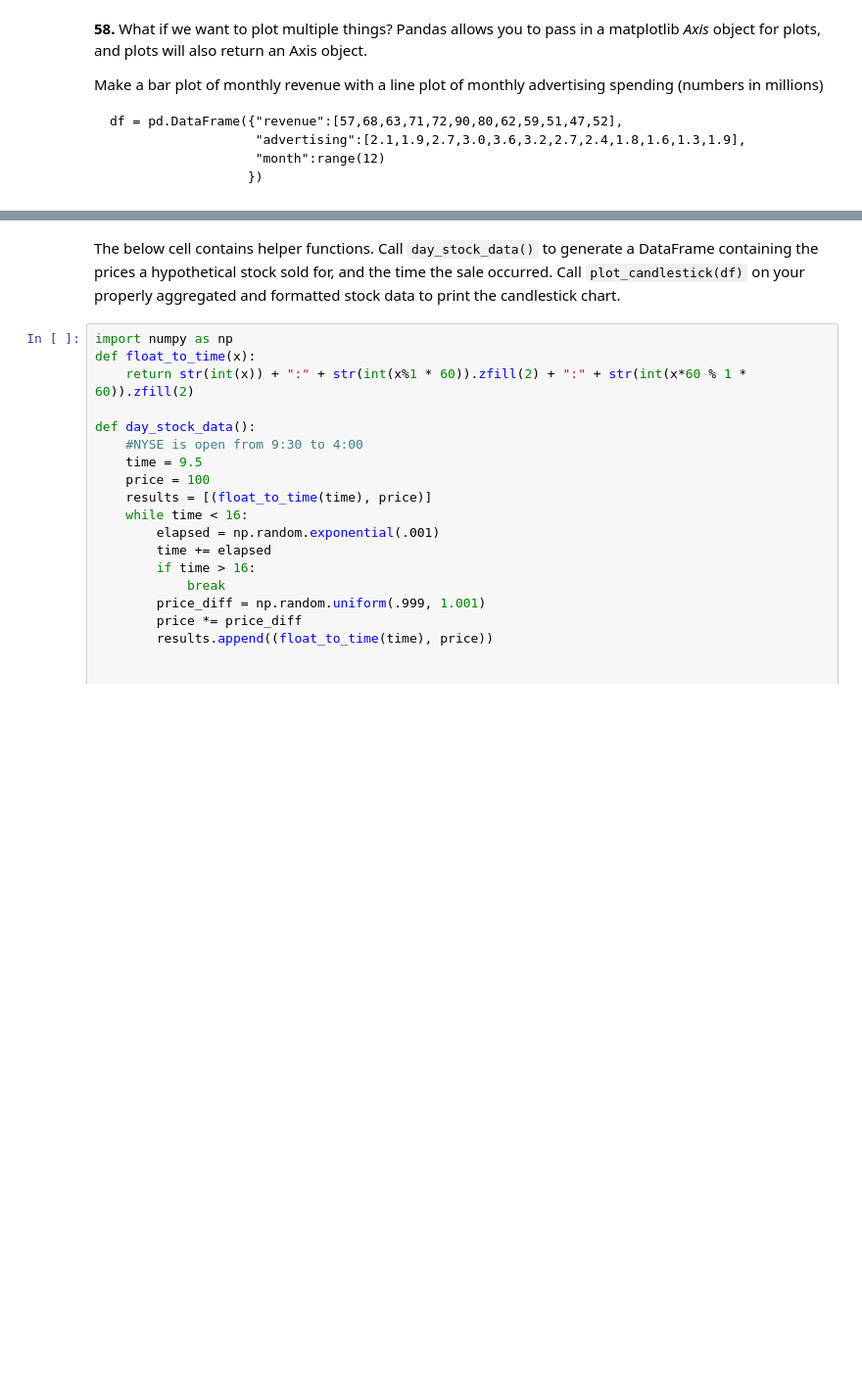
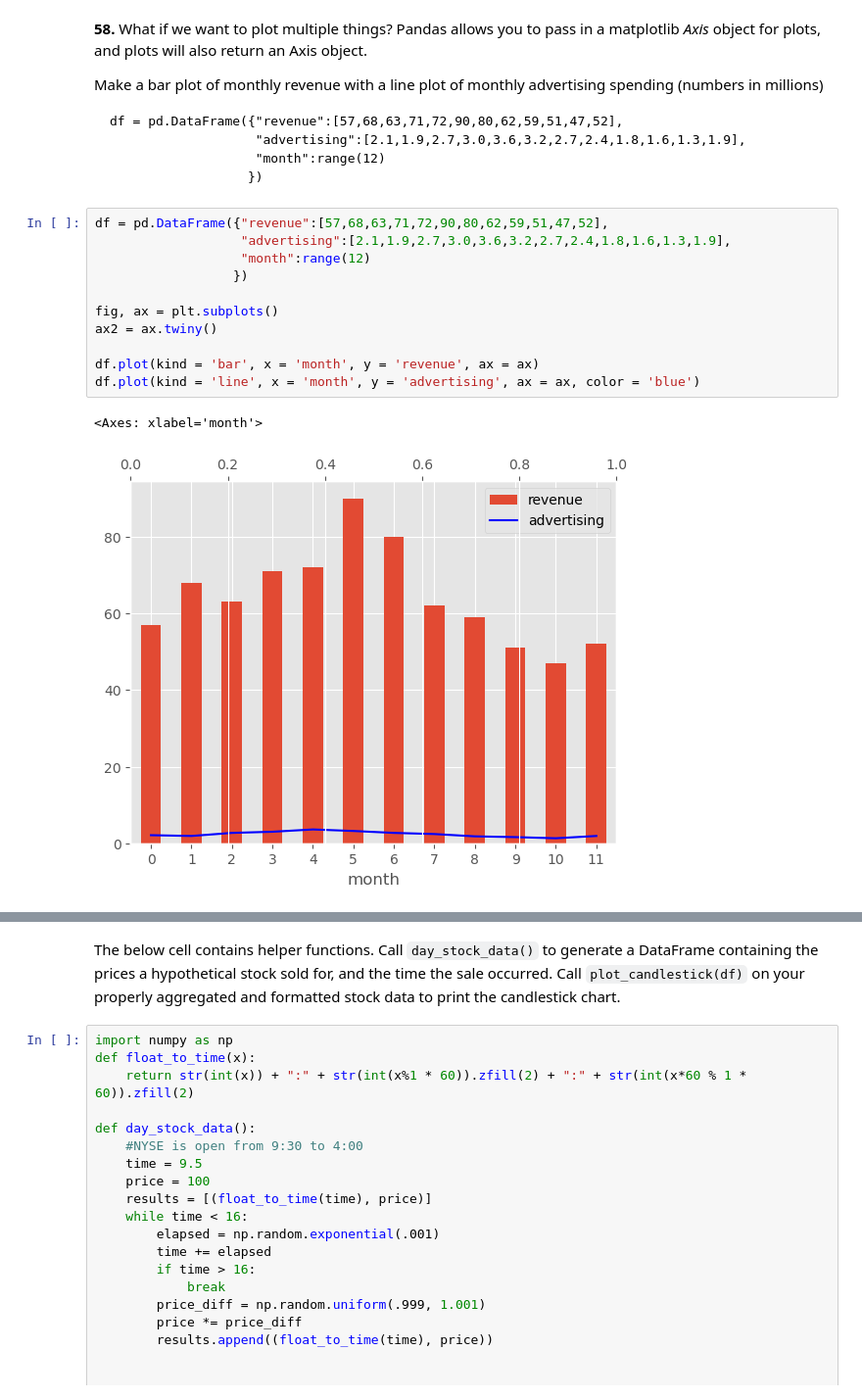
Before and after one commit to bk-aman/100-pandas-puzzles, a Jupyter notebook: 100-pandas-puzzles.ipynb, the cells around one changed output, grey strips where cells are left out. Shown at 98% size. Saved outputs shown, nothing was run; the diff lists cells and outputs as text; blank space fills up the shorter version.

````diff
--- a/100-pandas-puzzles.ipynb
+++ b/100-pandas-puzzles.ipynb
@@ -1214,6 +1235,20 @@ df = pd.DataFrame({"revenue":[57,68,63,71,72,90,80,62,59,51,47,52],
                    "month":range(12)
                   })
 ```
+# %%
+df = pd.DataFrame({"revenue":[57,68,63,71,72,90,80,62,59,51,47,52],
+                   "advertising":[2.1,1.9,2.7,3.0,3.6,3.2,2.7,2.4,1.8,1.6,1.3,1.9],
+                   "month":range(12)
+                  })
+
+fig, ax = plt.subplots()
+ax2 = ax.twiny()
+
+df.plot(kind = 'bar', x = 'month', y = 'revenue', ax = ax)
+df.plot(kind = 'line', x = 'month', y = 'advertising', ax = ax, color = 'blue')
+# %% [output]
+<Axes: xlabel='month'>
+[figure, added]
 # %% [markdown]
 Now we're finally ready to create a candlestick chart, which is a very common tool used to analyze stock price data.  A candlestick chart shows the opening, closing, highest, and lowest price for a stock during a time window.  The color of the "candle" (the thick part of the bar) is green if the stock closed above its opening price, or red if below.
 
````
Also changed, not shown: parts of 5 cells of this notebook.
